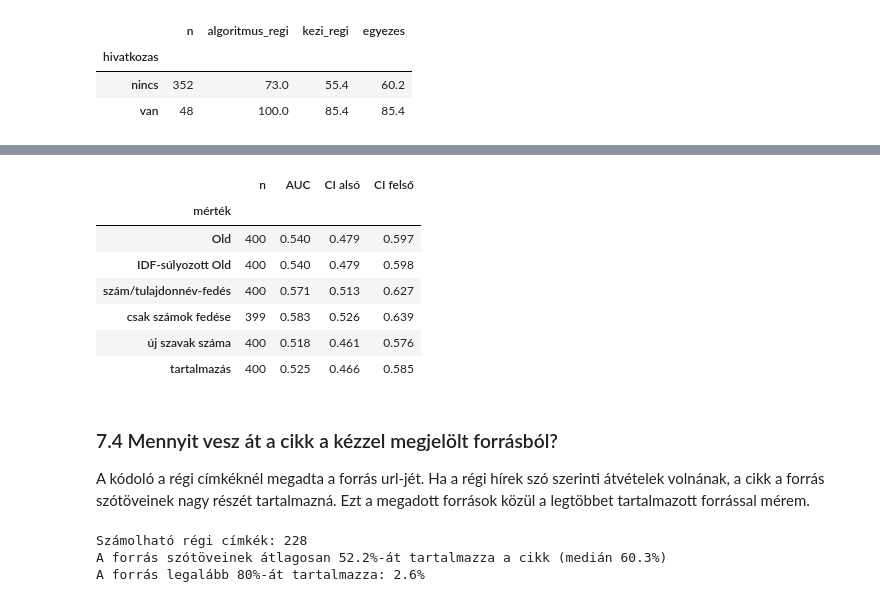
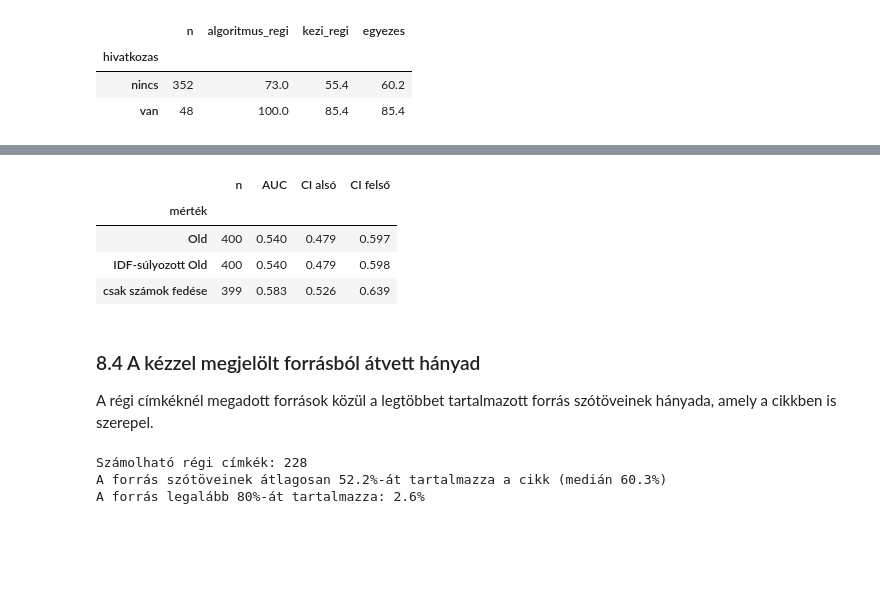
Before and after one commit to Tamacsa/BGE-Szakdolgozat, a Jupyter notebook: 02_regi_hirek.ipynb, the cells around one changed output, grey strips where cells are left out. Cells and saved outputs as stored; diff of their text form; code cells hidden in the pictures; blank space fills up the shorter version.

Commit message:
felesleges forráskódrészek törlése, a notebookok strukturálása

```diff
--- a/02_regi_hirek.ipynb
+++ b/02_regi_hirek.ipynb
@@ -420,8 +397,8 @@ fig, ax = plt.subplots(1, 2, figsize=(11, 4.5), width_ratios=[1, 2])
 ax[0].bar(N_h.index, N_h, color=KEK)
 
 osszes_par = f"{N_h.sum():,}".replace(",", " ")
-ax[0].set_title(f"A nevező: {osszes_par} pár")
-ax[0].set_ylabel("cikk×ticker párok száma")
+ax[0].set_title(f"A nevező: {osszes_par} hír")
+ax[0].set_ylabel("hírek (ticker x cikk) száma")
 ax[0].yaxis.set_major_formatter(ezres)
 
 for i, db in enumerate(N_h):
@@ -429,13 +406,13 @@ for i, db in enumerate(N_h):
     ax[0].text(i, db, felirat, ha="center", va="bottom")
 
 arany_adatok = {}
-arany_adatok["összes portálos pár"] = p_alg
+arany_adatok["összes portál hír"] = p_alg
 
 forras_atlagok = alapsokasag.groupby("forras")["regi_alg"].mean()
 for forras_nev, ertek in forras_atlagok.items():
     arany_adatok[forras_nev] = ertek
 
-arany_adatok["BÉT-közleményt követő pár"] = bet_utan["regi_alg"].mean()
+arany_adatok["BÉT-közleményt követő hír"] = bet_utan["regi_alg"].mean()
 arany = pd.Series(arany_adatok)
 
 szinek = []
@@ -829,48 +820,38 @@ def kulcs_fedes(doc_id, ticker, csak_szam):
     szamok, nevek = kulcsok[doc_id]
     sajat = szamok if csak_szam else szamok | nevek
     elozmeny = set()
     for c in ablak_cikkek(doc_id, ticker):
         cs, cn = kulcsok[c.doc_id]
         elozmeny |= cs if csak_szam else cs | cn
     nevezo = suly_osszeg(sajat, kulcs_idf)
     return suly_osszeg(sajat & elozmeny, kulcs_idf) / nevezo if nevezo > 0 else np.nan
 
 
-def tartalmazas(doc_id, ticker, min_szo=20):
-    s = dokok[doc_id].szavak
-    return max([len(s & c.szavak) / len(c.szavak) for c in ablak_cikkek(doc_id, ticker) if len(c.szavak) >= min_szo], default=0.0)
-
 merok = pd.DataFrame({
     "Old": minta.regi_arany,
     "IDF-súlyozott Old": [old_idf(dokok[r.doc_id], ablak_cikkek(r.doc_id, r.ticker)) for r in minta.itertuples()],
-    "szám/tulajdonnév-fedés": [kulcs_fedes(r.doc_id, r.ticker, False) for r in minta.itertuples()],
     "csak számok fedése": [kulcs_fedes(r.doc_id, r.ticker, True) for r in minta.itertuples()],
-    "új szavak száma": -minta.szoveg_db * (1 - minta.regi_arany),
-    "tartalmazás": [tartalmazas(r.doc_id, r.ticker) for r in minta.itertuples()],
 })
 
 sorok = []
 for nev in merok.columns:
     van = merok[nev].notna().to_numpy()
     adat = minta[van].reset_index(drop=True)
     p, k = merok[nev][van].to_numpy(), adat.kezi_regi.to_numpy()
     ci = np.nanpercentile(klaszter_bootstrap(adat, lambda idx: auc(p[idx], k[idx])), [2.5, 97.5])
     sorok.append({"mérték": nev, "n": len(adat), "AUC": auc(p, k), "CI alsó": ci[0], "CI felső": ci[1]})
 auc_tabla = pd.DataFrame(sorok).set_index("mérték").round(3)
 display(auc_tabla)
 # %% [output]
 |  | n | AUC | CI alsó | CI felső |
 | mérték |  |  |  |  |
 | Old | 400 | 0.540 | 0.479 | 0.597 |
 | IDF-súlyozott Old | 400 | 0.540 | 0.479 | 0.598 |
-| szám/tulajdonnév-fedés | 400 | 0.571 | 0.513 | 0.627 |
 | csak számok fedése | 399 | 0.583 | 0.526 | 0.639 |
-| új szavak száma | 400 | 0.518 | 0.461 | 0.576 |
-| tartalmazás | 400 | 0.525 | 0.466 | 0.585 |
 # %% [markdown]
-### 7.4 Mennyit vesz át a cikk a kézzel megjelölt forrásból?
+### 8.4 A kézzel megjelölt forrásból átvett hányad
 
-A kódoló a régi címkéknél megadta a forrás url-jét. Ha a régi hírek szó szerinti átvételek volnának, a cikk a forrás szótöveinek nagy részét tartalmazná. Ezt a megadott források közül a legtöbbet tartalmazott forrással mérem.
+A régi címkéknél megadott források közül a legtöbbet tartalmazott forrás szótöveinek hányada, amely a cikkben is szerepel.
 # %%
 url_doc = {url: doc_id for doc_id, url in meta.url.items()}
 ertekek = []
```
Also changed, not shown: parts of 27 cells of this notebook, 8 other files.
